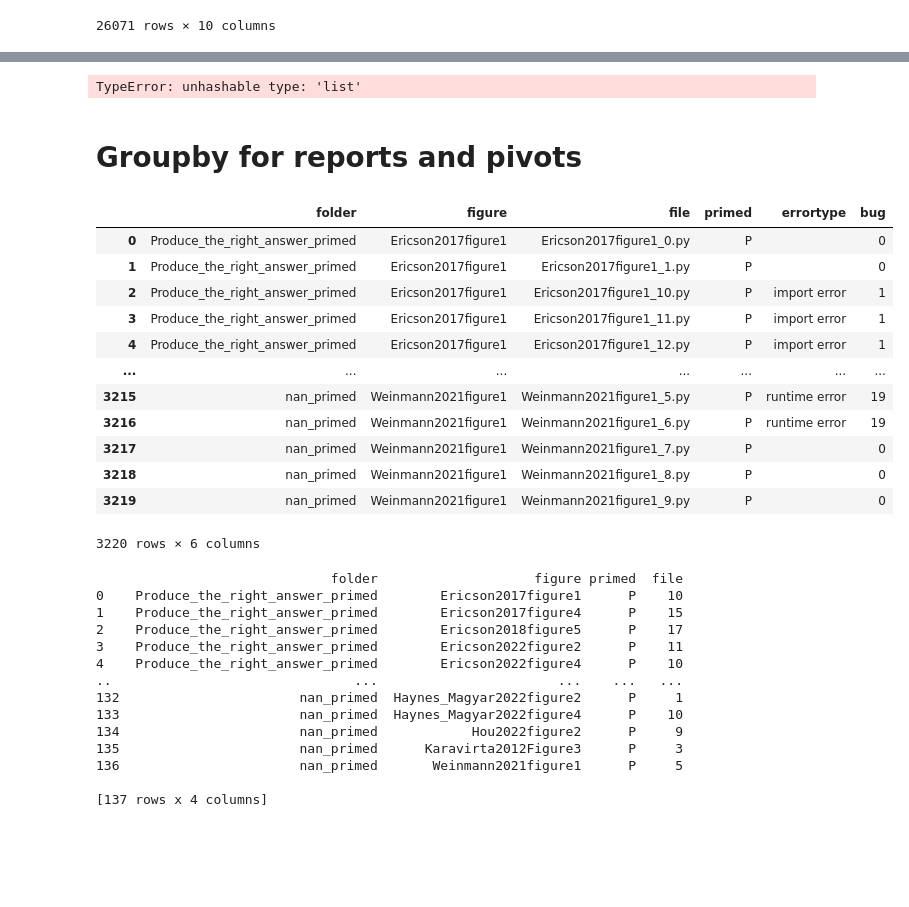
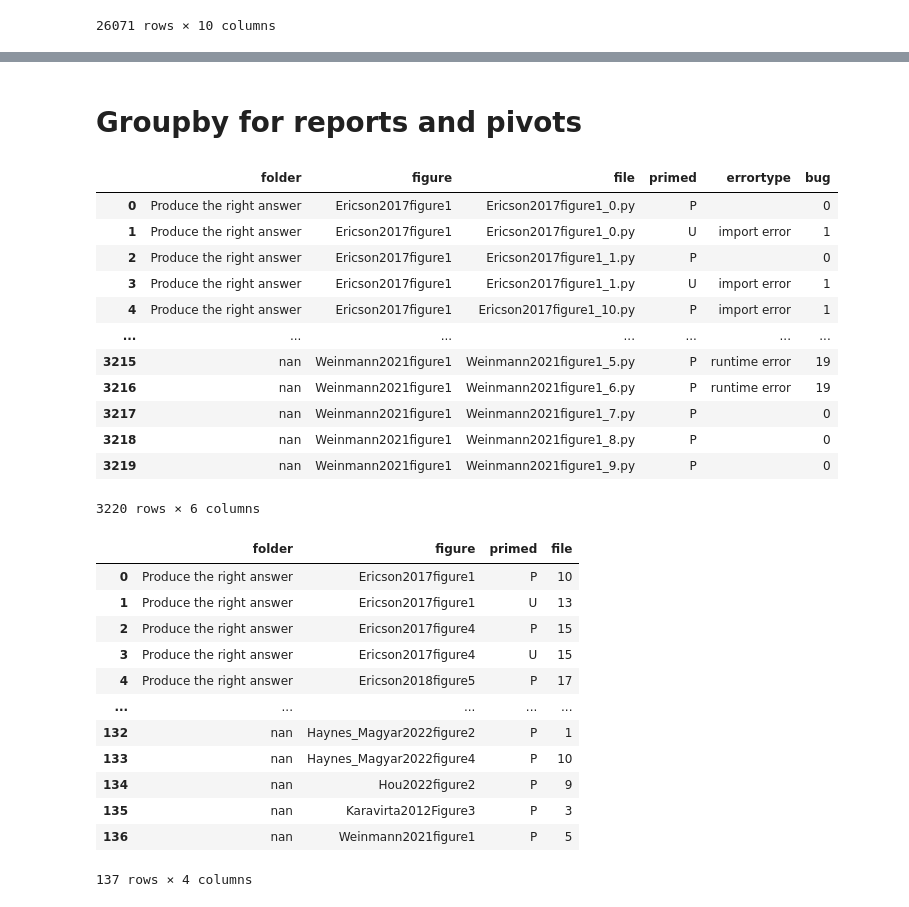
Before and after one commit to brentreeves/CODEXParsons, a Jupyter notebook: unit/reports.ipynb, the cells around one changed output, grey strips where cells are left out. Drawn from its saved outputs; the diff is of its cells as text; code cells hidden in the pictures; blank space fills up the shorter version.

```diff
--- a/unit/reports.ipynb
+++ b/unit/reports.ipynb
@@ -134,0 +132,7 @@ bads
+# %%
+ppdf = df
+ppdf['folder'] = ppdf['folder'].str.replace('_',' ')
+ppdf['folder'] = ppdf['folder'].str.replace(' unprimed','')
+ppdf['folder'] = ppdf['folder'].str.replace(' primed','')
+
+ppdf[0:4]
@@ -138,51 +169,46 @@ bads.to_csv('tested_bugs.csv', sep=',', index=False, encoding='utf-8')
-# %%
-df.value_counts()
-# %% [output]
-TypeError: unhashable type: 'list'
 # %% [markdown]
 # Groupby for reports and pivots
 # %%
-e1 = df.groupby(['folder','figure','file','primed', 'errortype'], as_index = False).sum('bug')
+e1 = ppdf.groupby(['folder','figure','file','primed', 'errortype'], as_index = False).sum('bug')
 e1.to_csv('group_errortypes.csv', sep=',', index=False, encoding='utf-8')
 bugs = e1[ e1['bug'] > 0]
 e1
 # %% [output]
 |  | folder | figure | file | primed | errortype | bug |
-| 0 | Produce_the_right_answer_primed | Ericson2017figure1 | Ericson2017figure1_0.py | P |  | 0 |
-| 1 | Produce_the_right_answer_primed | Ericson2017figure1 | Ericson2017figure1_1.py | P |  | 0 |
-| 2 | Produce_the_right_answer_primed | Ericson2017figure1 | Ericson2017figure1_10.py | P | import error | 1 |
-| 3 | Produce_the_right_answer_primed | Ericson2017figure1 | Ericson2017figure1_11.py | P | import error | 1 |
-| 4 | Produce_the_right_answer_primed | Ericson2017figure1 | Ericson2017figure1_12.py | P | import error | 1 |
+| 0 | Produce the right answer | Ericson2017figure1 | Ericson2017figure1_0.py | P |  | 0 |
+| 1 | Produce the right answer | Ericson2017figure1 | Ericson2017figure1_0.py | U | import error | 1 |
+| 2 | Produce the right answer | Ericson2017figure1 | Ericson2017figure1_1.py | P |  | 0 |
+| 3 | Produce the right answer | Ericson2017figure1 | Ericson2017figure1_1.py | U | import error | 1 |
+| 4 | Produce the right answer | Ericson2017figure1 | Ericson2017figure1_10.py | P | import error | 1 |
 | ... | ... | ... | ... | ... | ... | ... |
-| 3215 | nan_primed | Weinmann2021figure1 | Weinmann2021figure1_5.py | P | runtime error | 19 |
-| 3216 | nan_primed | Weinmann2021figure1 | Weinmann2021figure1_6.py | P | runtime error | 19 |
-| 3217 | nan_primed | Weinmann2021figure1 | Weinmann2021figure1_7.py | P |  | 0 |
-| 3218 | nan_primed | Weinmann2021figure1 | Weinmann2021figure1_8.py | P |  | 0 |
-| 3219 | nan_primed | Weinmann2021figure1 | Weinmann2021figure1_9.py | P |  | 0 |
+| 3215 | nan | Weinmann2021figure1 | Weinmann2021figure1_5.py | P | runtime error | 19 |
+| 3216 | nan | Weinmann2021figure1 | Weinmann2021figure1_6.py | P | runtime error | 19 |
+| 3217 | nan | Weinmann2021figure1 | Weinmann2021figure1_7.py | P |  | 0 |
+| 3218 | nan | Weinmann2021figure1 | Weinmann2021figure1_8.py | P |  | 0 |
+| 3219 | nan | Weinmann2021figure1 | Weinmann2021figure1_9.py | P |  | 0 |
 3220 rows × 6 columns
 # %%
-g1 = df.groupby(['folder','figure','file','primed'], as_index = False).sum('bug')
+g1 = ppdf.groupby(['folder','figure','file','primed'], as_index = False).sum('bug')
 g1.to_csv('group1.csv', sep=',', index=False, encoding='utf-8')
 bugs = g1[ g1['bug'] > 0]
 
 g2 = bugs.groupby(['folder','figure','primed'], as_index = False)['file'].count()
 g2.to_csv('group1_bugs.csv', sep=',', index=False, encoding='utf-8')
-print(g2)
+g2
 # %% [output]
+|  | folder | figure | primed | file |
+| 0 | Produce the right answer | Ericson2017figure1 | P | 10 |
+| 1 | Produce the right answer | Ericson2017figure1 | U | 13 |
+| 2 | Produce the right answer | Ericson2017figure4 | P | 15 |
+| 3 | Produce the right answer | Ericson2017figure4 | U | 15 |
+| 4 | Produce the right answer | Ericson2018figure5 | P | 17 |
+| ... | ... | ... | ... | ... |
+| 132 | nan | Haynes_Magyar2022figure2 | P | 1 |
+| 133 | nan | Haynes_Magyar2022figure4 | P | 10 |
+| 134 | nan | Hou2022figure2 | P | 9 |
+| 135 | nan | Karavirta2012Figure3 | P | 3 |
+| 136 | nan | Weinmann2021figure1 | P | 5 |
-                              folder                    figure primed  file
-0    Produce_the_right_answer_primed        Ericson2017figure1      P    10
-1    Produce_the_right_answer_primed        Ericson2017figure4      P    15
-2    Produce_the_right_answer_primed        Ericson2018figure5      P    17
-3    Produce_the_right_answer_primed        Ericson2022figure2      P    11
-4    Produce_the_right_answer_primed        Ericson2022figure4      P    10
-..                               ...                       ...    ...   ...
-132                       nan_primed  Haynes_Magyar2022figure2      P     1
-133                       nan_primed  Haynes_Magyar2022figure4      P    10
-134                       nan_primed            Hou2022figure2      P     9
-135                       nan_primed      Karavirta2012Figure3      P     3
-136                       nan_primed       Weinmann2021figure1      P     5
-
-[137 rows x 4 columns]
+137 rows × 4 columns
 # %%
 tb = pd.pivot_table(g2, values='file', index=['figure'], columns=['folder'], aggfunc='sum')
 tb
```
Also changed, not shown: parts of 10 cells of this notebook, 4 other files.
